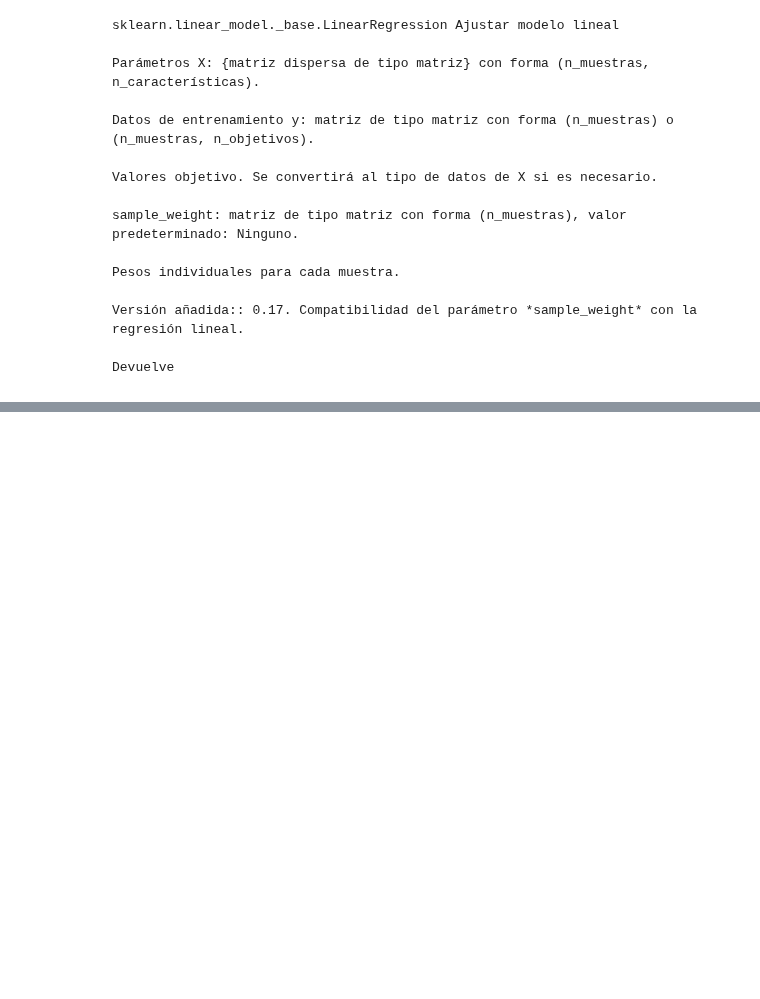
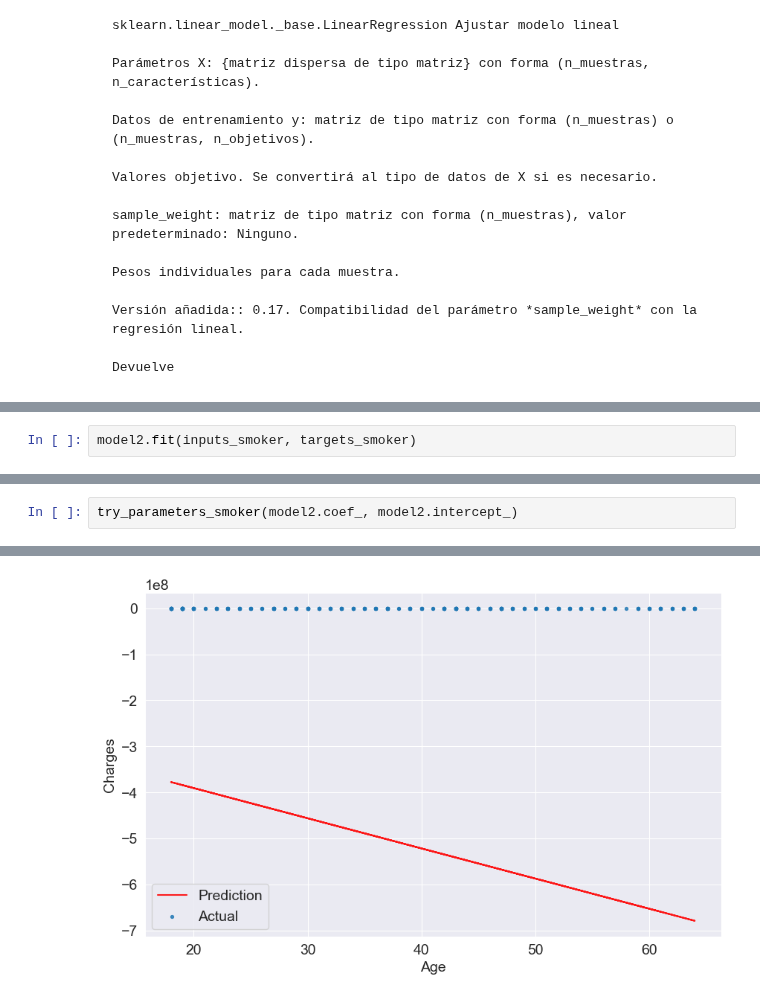
Before and after one commit to partnerds/machine-learning-and-scikit-learn-with-python, a Jupyter notebook: linear-regresion-scikit-learn-python.ipynb, the cells around one changed output, grey strips where cells are left out. Drawn from its saved outputs; the diff is of its cells as text; blank space fills up the shorter version.

```diff
--- a/linear-regresion-scikit-learn-python.ipynb
+++ b/linear-regresion-scikit-learn-python.ipynb
@@ -622,0 +778,2 @@ targes.shape : (1064,)
+# %%
+model2.fit(inputs_smoker, targets_smoker)
@@ -622,0 +840,3 @@ targes.shape : (1064,)
+# %%
+try_parameters_smoker(model2.coef_, model2.intercept_)
+# %% [output]
@@ -622,0 +844 @@ targes.shape : (1064,)
+[figure, added]
```
Also changed, not shown: parts of 32 cells of this notebook.
